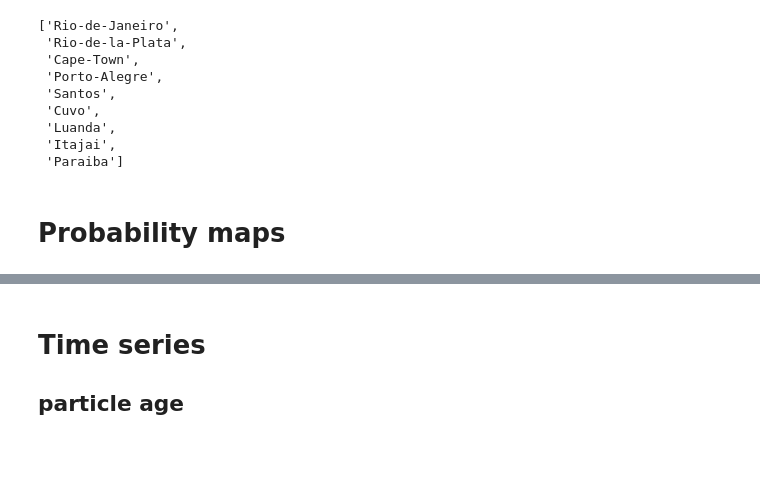
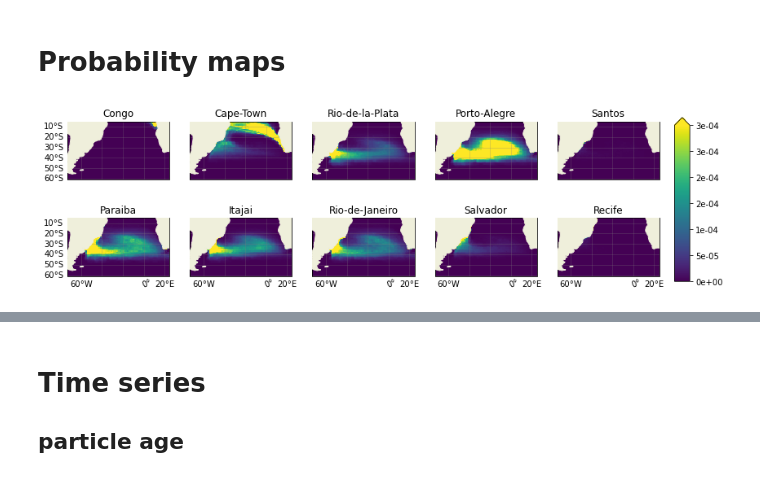
Before and after one commit to OceanParcels/BayesianAnalysis_SouthAtlantic, a Jupyter notebook: notebooks/article_plots.ipynb, the cells around one changed output, grey strips where cells are left out. Cells and saved outputs as stored; diff of their text form; code cells hidden in the pictures; blank space fills up the shorter version.

```diff
--- a/notebooks/article_plots.ipynb
+++ b/notebooks/article_plots.ipynb
@@ -34,14 +58,2 @@ labels = list(posterior_avg_1500.keys())
-# %%
-labels
-# %% [output]
-['Rio-de-Janeiro',
- 'Rio-de-la-Plata',
- 'Cape-Town',
- 'Porto-Alegre',
- 'Santos',
- 'Cuvo',
- 'Luanda',
- 'Itajai',
- 'Paraiba']
 # %% [markdown]
 # Probability maps
@@ -50,43 +60,44 @@ import matplotlib.ticker as mtick
 # %%
-# # likelihood 4 years
-# y,x = np.meshgrid(params['lat_range'], params['lon_range'])
-# t=0
+# likelihood 4 years
+y,x = np.meshgrid(posterior['lat'], posterior['lon'])
+t=0
 
-# fig,ax = plt.subplots(ncols=5,nrows=2,figsize=(10,3),
-#                       subplot_kw={'projection': ccrs.PlateCarree()}, sharey=True)
+fig,ax = plt.subplots(ncols=5,nrows=2,figsize=(13,4),
+                      subplot_kw={'projection': ccrs.PlateCarree()}, sharey=True)
 
-# ax = ax.reshape(10)
+ax = ax.reshape(10)
 
-# for k, loc in enumerate(ordered_labels):
+for k, loc in enumerate(labels):
 
-#     z = likelihood_avg_1500[loc][t] #np.ma.masked_array(prob[loc][t], mask=prob['dimensions']['mask'])
+    z = likelihood[loc][t] #np.ma.masked_array(prob[loc][t], mask=prob['dimensions']['mask'])
 
-#     ax[k].set_extent([-73.0, 24.916666,-60.916664, -5.0833335], crs=ccrs.PlateCarree())
-#     #ax[k].add_feature(cfeature.OCEAN)
-#     ax[k].add_feature(cfeature.LAND, zorder=0)
-#     ax[k].add_feature(cfeature.COASTLINE)
-# #     ax[k].add_feature(cfeature.RIVERS)
-#     ax[k].set_title(loc)
-#     im = ax[k].pcolormesh(x,y,z,cmap='plasma', vmax=0.0001)
-#     gl = ax[k].gridlines(crs=ccrs.PlateCarree(), draw_labels=True,
-#                   linewidth=0.5, color='gray', alpha=0.5)
+    ax[k].set_extent([-73.0, 24.916666,-60.916664, -5.0833335], crs=ccrs.PlateCarree())
+    #ax[k].add_feature(cfeature.OCEAN)
+    ax[k].add_feature(cfeature.LAND, zorder=3)
+    ax[k].add_feature(cfeature.RIVERS)
+    ax[k].set_title(loc)
+    im = ax[k].pcolormesh(x,y,z,cmap='viridis', vmax=0.0003)
+    gl = ax[k].gridlines(crs=ccrs.PlateCarree(), draw_labels=True,
+                  linewidth=0.5, color='gray', alpha=0.5)
 
-#     if k in [1,2,3,4,6,7,8]:
-#         gl.left_labels = False
+    if k in [1,2,3,4,6,7,8,9]:
+        gl.left_labels = False
 
-#     if k in [0,1,2,3,4]:
-#         gl.bottom_labels = False
+    if k in [0,1,2,3,4]:
+        gl.bottom_labels = False
 
-#     gl.top_labels = False
-#     gl.right_labels = False
-# #     ax[k].scatter(river_sources[loc][1], river_sources[loc][0],
-# #                s=50, marker='o', color='red', edgecolors='k', zorder=3)
+    gl.top_labels = False
+    gl.right_labels = False
+#     ax[k].scatter(river_sources[loc][1], river_sources[loc][0],
+#                s=50, marker='o', color='red', edgecolors='k', zorder=3)
 
-# bar_ax = fig.add_axes([0.92, 0.15, 0.02, 0.7])
-# cbar = fig.colorbar(im, cax=bar_ax, orientation='vertical', extend='max')
-# # cbar.set_label('Likelihood', rotation=270, labelpad=15, fontsize=13)
-# # cbar.ax.ticklabel_format()
-# cbar.ax.yaxis.set_major_formatter(mtick.FormatStrFormatter('%.0e'))
-# # fig.text(0.1,0.93,f'Average particle age = {t:0.0f} months')
-# # fig.text(0.1,0.93,f'4.1 years average')
-# plt.savefig('../article_figs/likelihood_4y_average', dpi=200)
+bar_ax = fig.add_axes([0.92, 0.15, 0.02, 0.7])
+cbar = fig.colorbar(im, cax=bar_ax, orientation='vertical', extend='max')
+# cbar.set_label('Likelihood', rotation=270, labelpad=15, fontsize=13)
+# cbar.ax.ticklabel_format()
+cbar.ax.yaxis.set_major_formatter(mtick.FormatStrFormatter('%.0e'))
+# fig.text(0.1,0.93,f'Average particle age = {t:0.0f} months')
+# fig.text(0.1,0.93,f'4.1 years average')
+plt.savefig('../article_figs/likelihood_4y_average', dpi=300)
+# %% [output]
+[figure, added]
```
Also changed, not shown: parts of 12 cells of this notebook, 3 other files.
